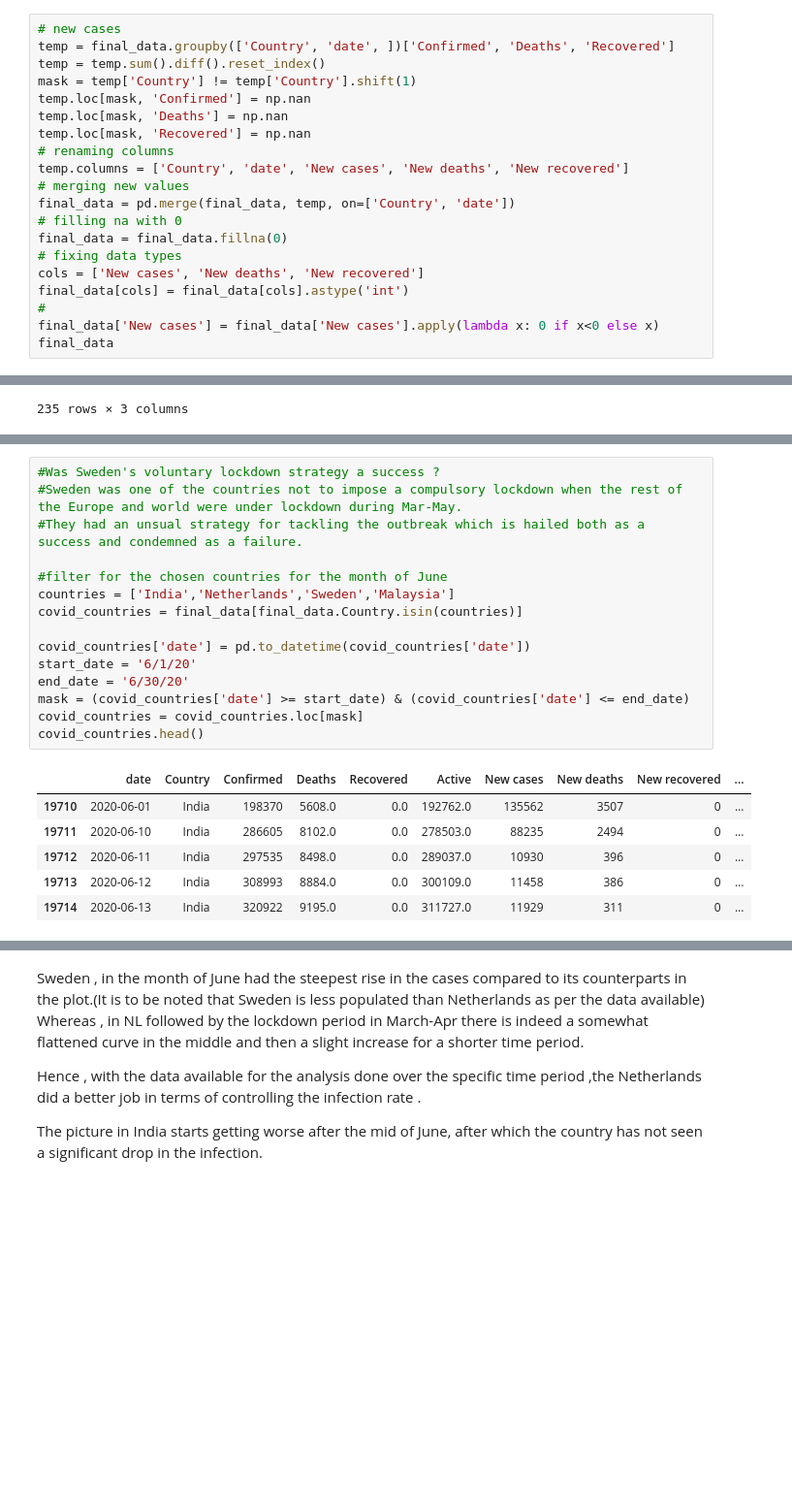
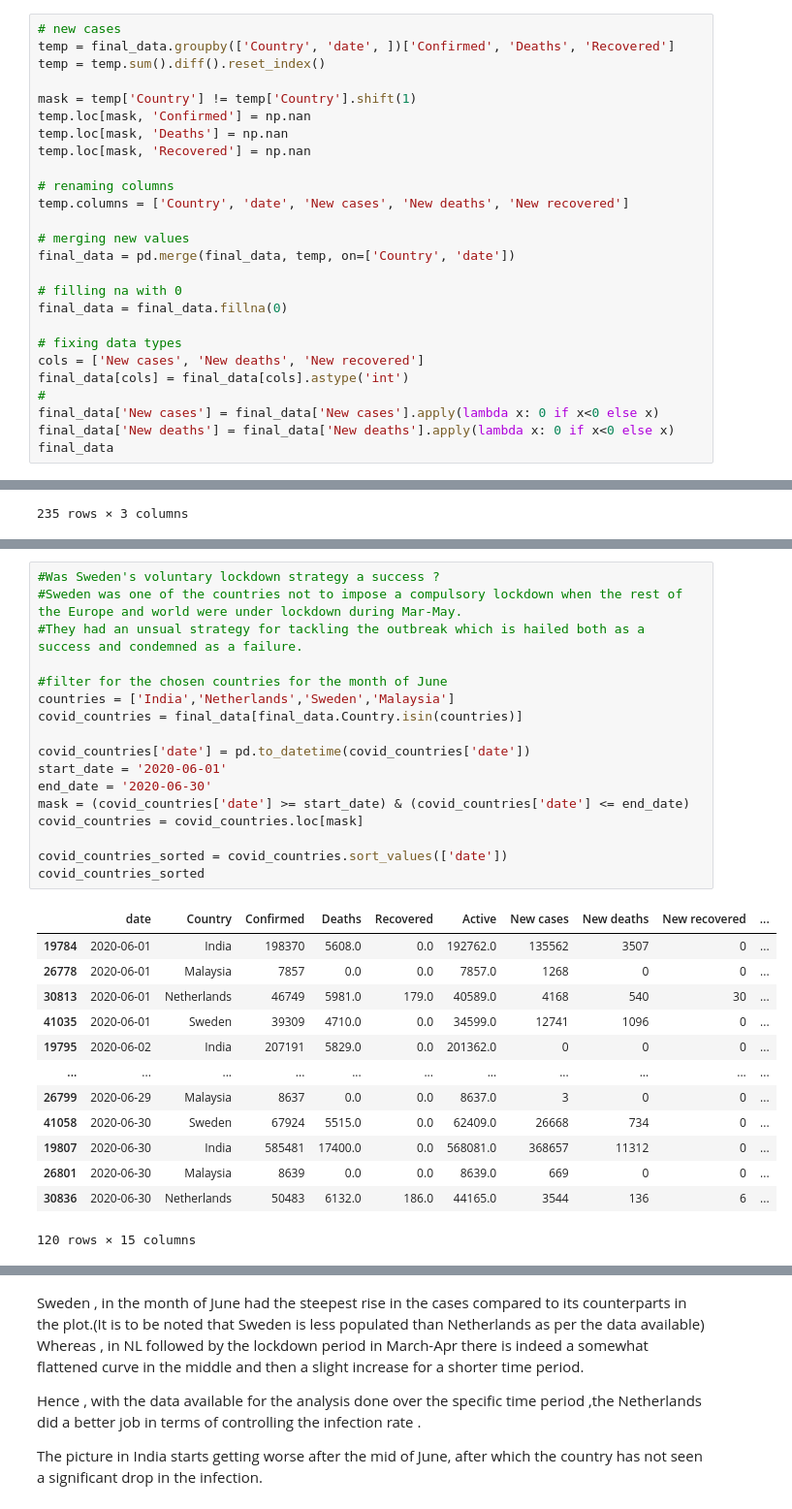
Before and after one commit to fjmutsters/covid19, a Jupyter notebook: Code/COVID_Cases_Analysis.ipynb, the cells around one changed output, grey strips where cells are left out. Shown: that part at 97% size. Drawn from its saved outputs; the diff is of its cells as text; blank space fills up the shorter version.

```diff
--- a/Code/COVID_Cases_Analysis.ipynb
+++ b/Code/COVID_Cases_Analysis.ipynb
@@ -273,21 +273,27 @@ Indexing with multiple keys (implicitly converted to a tuple of keys) will be de
 # new cases
 temp = final_data.groupby(['Country', 'date', ])['Confirmed', 'Deaths', 'Recovered']
 temp = temp.sum().diff().reset_index()
+
 mask = temp['Country'] != temp['Country'].shift(1)
 temp.loc[mask, 'Confirmed'] = np.nan
 temp.loc[mask, 'Deaths'] = np.nan
 temp.loc[mask, 'Recovered'] = np.nan
+
 # renaming columns
 temp.columns = ['Country', 'date', 'New cases', 'New deaths', 'New recovered']
+
 # merging new values
 final_data = pd.merge(final_data, temp, on=['Country', 'date'])
+
 # filling na with 0
 final_data = final_data.fillna(0)
+
 # fixing data types
 cols = ['New cases', 'New deaths', 'New recovered']
 final_data[cols] = final_data[cols].astype('int')
 #
 final_data['New cases'] = final_data['New cases'].apply(lambda x: 0 if x<0 else x)
+final_data['New deaths'] = final_data['New deaths'].apply(lambda x: 0 if x<0 else x)
 final_data
 # %% [output]
 Indexing with multiple keys (implicitly converted to a tuple of keys) will be deprecated, use a list instead.
@@ -377,25 +383,34 @@ final_data
 # %%
 #Was Sweden's voluntary lockdown strategy a success ?
 #Sweden was one of the countries not to impose a compulsory lockdown when the rest of the Europe and world were under lockdown during Mar-May.
 #They had an unsual strategy for tackling the outbreak which is hailed both as a success and condemned as a failure.
 
 #filter for the chosen countries for the month of June
 countries = ['India','Netherlands','Sweden','Malaysia']
 covid_countries = final_data[final_data.Country.isin(countries)]
 
 covid_countries['date'] = pd.to_datetime(covid_countries['date'])
-start_date = '6/1/20'
-end_date = '6/30/20'
+start_date = '2020-06-01'
+end_date = '2020-06-30'
 mask = (covid_countries['date'] >= start_date) & (covid_countries['date'] <= end_date)
 covid_countries = covid_countries.loc[mask]
-covid_countries.head()
+
+covid_countries_sorted = covid_countries.sort_values(['date'])
+covid_countries_sorted
 # %% [output]
 |  | date | Country | Confirmed | Deaths | Recovered | Active | New cases | New deaths | New recovered | ... |
-| 19710 | 2020-06-01 | India | 198370 | 5608.0 | 0.0 | 192762.0 | 135562 | 3507 | 0 | ... |
-| 19711 | 2020-06-10 | India | 286605 | 8102.0 | 0.0 | 278503.0 | 88235 | 2494 | 0 | ... |
-| 19712 | 2020-06-11 | India | 297535 | 8498.0 | 0.0 | 289037.0 | 10930 | 396 | 0 | ... |
-| 19713 | 2020-06-12 | India | 308993 | 8884.0 | 0.0 | 300109.0 | 11458 | 386 | 0 | ... |
-| 19714 | 2020-06-13 | India | 320922 | 9195.0 | 0.0 | 311727.0 | 11929 | 311 | 0 | ... |
+| 19784 | 2020-06-01 | India | 198370 | 5608.0 | 0.0 | 192762.0 | 135562 | 3507 | 0 | ... |
+| 26778 | 2020-06-01 | Malaysia | 7857 | 0.0 | 0.0 | 7857.0 | 1268 | 0 | 0 | ... |
+| 30813 | 2020-06-01 | Netherlands | 46749 | 5981.0 | 179.0 | 40589.0 | 4168 | 540 | 30 | ... |
+| 41035 | 2020-06-01 | Sweden | 39309 | 4710.0 | 0.0 | 34599.0 | 12741 | 1096 | 0 | ... |
+| 19795 | 2020-06-02 | India | 207191 | 5829.0 | 0.0 | 201362.0 | 0 | 0 | 0 | ... |
+| ... | ... | ... | ... | ... | ... | ... | ... | ... | ... | ... |
+| 26799 | 2020-06-29 | Malaysia | 8637 | 0.0 | 0.0 | 8637.0 | 3 | 0 | 0 | ... |
+| 41058 | 2020-06-30 | Sweden | 67924 | 5515.0 | 0.0 | 62409.0 | 26668 | 734 | 0 | ... |
+| 19807 | 2020-06-30 | India | 585481 | 17400.0 | 0.0 | 568081.0 | 368657 | 11312 | 0 | ... |
+| 26801 | 2020-06-30 | Malaysia | 8639 | 0.0 | 0.0 | 8639.0 | 669 | 0 | 0 | ... |
+| 30836 | 2020-06-30 | Netherlands | 50483 | 6132.0 | 186.0 | 44165.0 | 3544 | 136 | 6 | ... |
+120 rows × 15 columns
 # %%
 #plotting style specs
 sns.set(rc={'figure.figsize':(11.7,8.27)})
```
Also changed, not shown: parts of 26 cells of this notebook.
